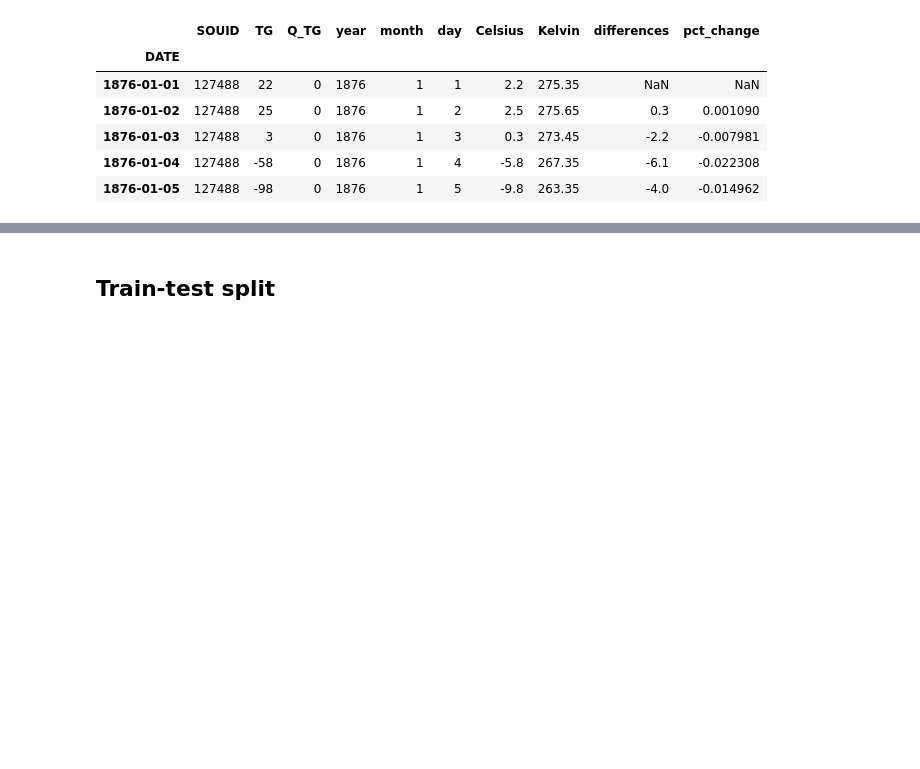
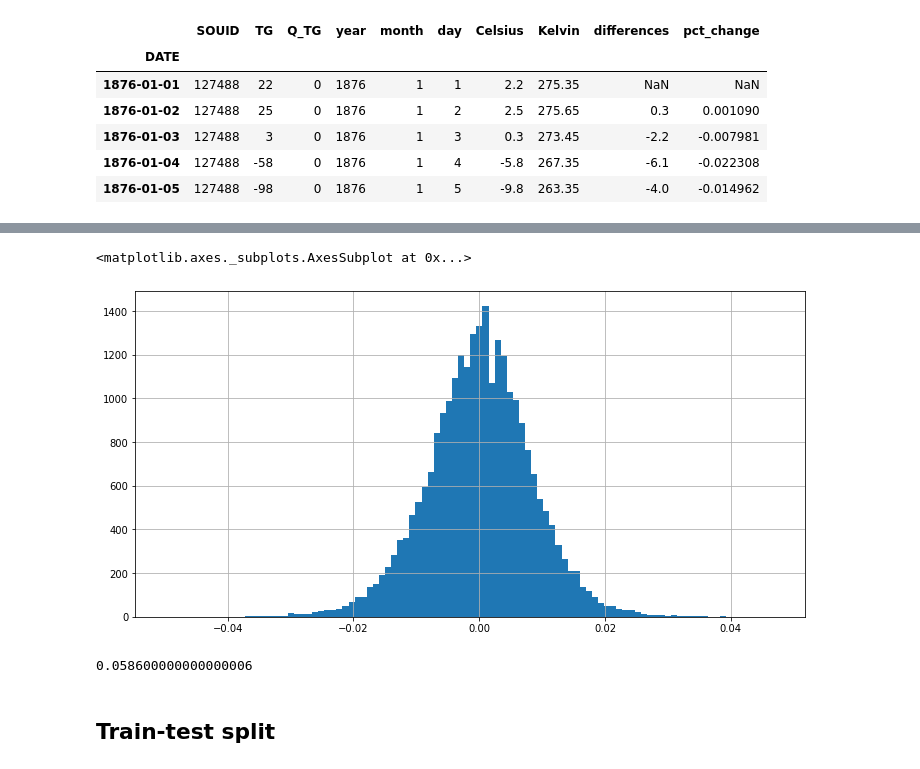
Before and after one commit to Basmatz/Spiced-bootcamp, a Jupyter notebook: week_05/Day1.ipynb, the cells around one changed output, grey strips where cells are left out. Saved outputs shown, nothing was run; the diff lists cells and outputs as text; code cells hidden in the pictures; blank space fills up the shorter version.

```diff
--- a/week_05/Day1.ipynb
+++ b/week_05/Day1.ipynb
@@ -56,3 +66,12 @@ df.Celsius['1950':].diff().plot()
+# %%
+df['1950':]['pct_change'].hist(bins=100)
+# %% [output]
+<matplotlib.axes._subplots.AxesSubplot at 0x...>
+[figure, added]
+# %%
+0.0002*293
+# %% [output]
+0.058600000000000006
 # %% [markdown]
 ## Train-test split
 # %%
```
Also changed, not shown: parts of 4 cells of this notebook, 3 other files.
